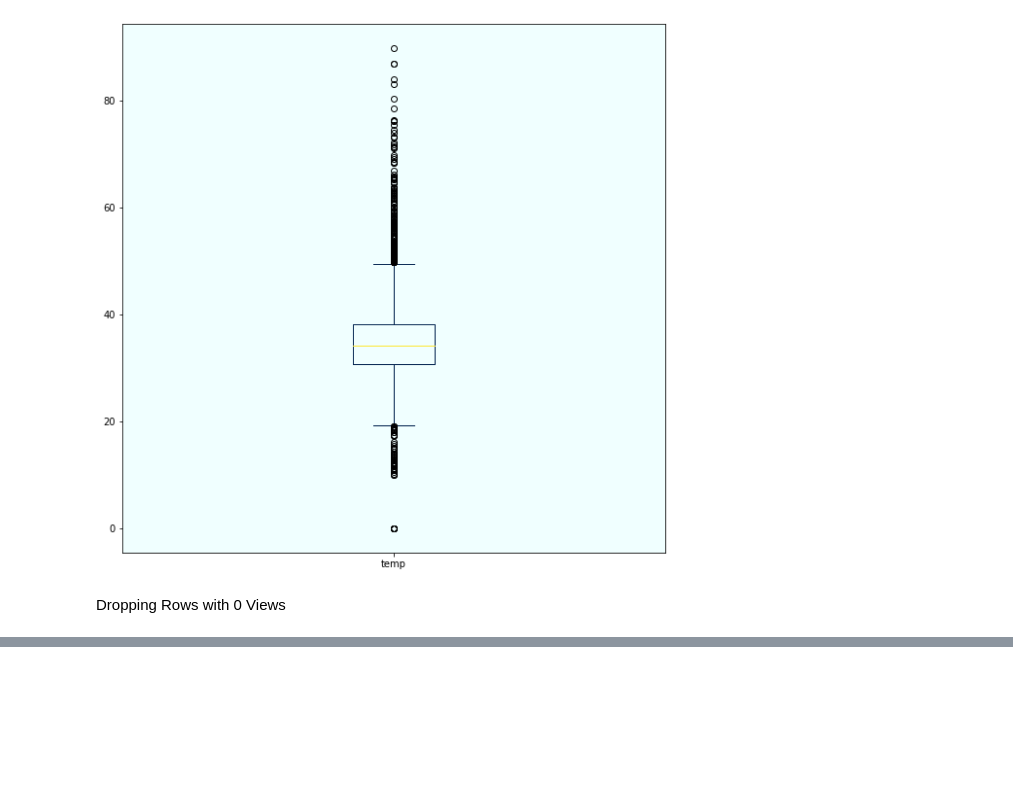
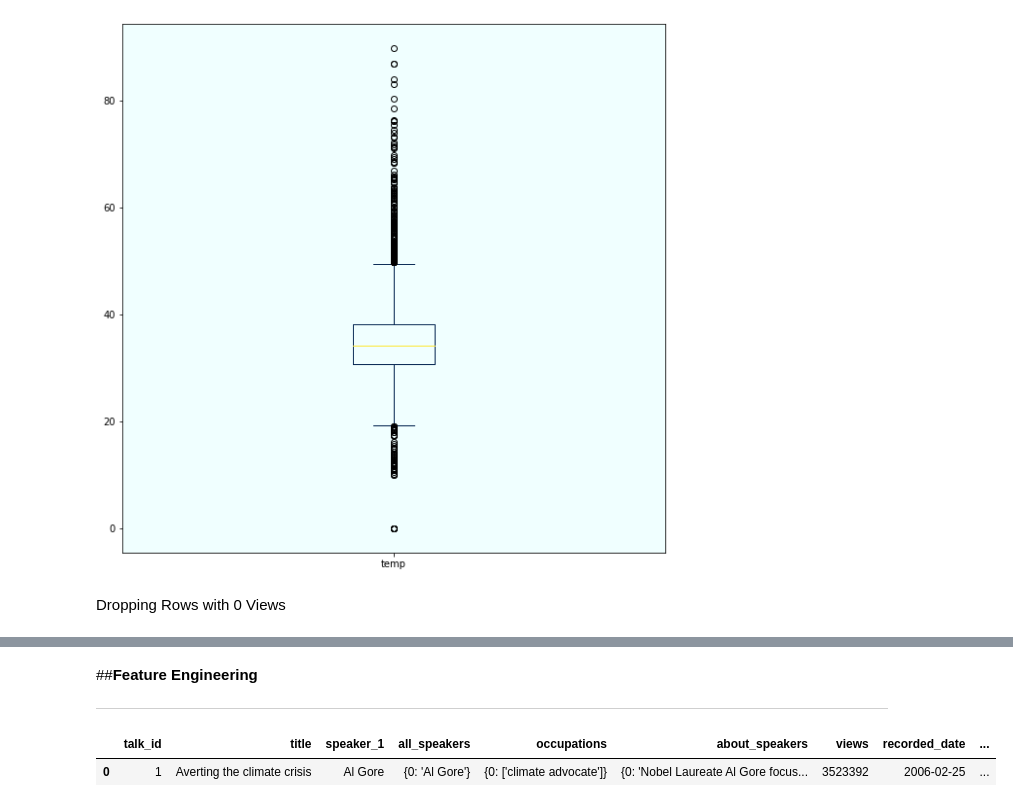
Before and after one commit to Jayesh-Panchal/Supervised-ML---Regression-Ted-Talks-VIew-Prediction-, a Jupyter notebook: Copy_of_Ted_Talk_Prediction.ipynb, the cells around one changed output, grey strips where cells are left out. Drawn from its saved outputs; the diff is of its cells as text; code cells hidden in the pictures; blank space fills up the shorter version.

```diff
--- a/Copy_of_Ted_Talk_Prediction.ipynb
+++ b/Copy_of_Ted_Talk_Prediction.ipynb
@@ -117,5 +117,9 @@ Ted_talks.plot(y = "temp", kind = "box", figsize = (10,10), colormap = "cividis"
 Ted_talks.drop(axis = 1, labels = ["temp"], inplace = True)
 # %% [output]
 [figure]
+# %%
+Ted_talks.drop(Ted_talks[Ted_talks['views'] <= 1000].index, inplace = True)
+# %%
+Ted_talks["all_speakers"].fillna(value = str({0:""}), axis = 0, inplace=True)
 # %% [markdown]
 Dropping Rows with 0 Views
@@ -134,2 +126,15 @@ Ted_talks[Ted_talks. <= 1000]
+# %%
+li = Ted_talks[Ted_talks["comments"]>1000].index
+Ted_talks.drop(labels = li, axis = 0, inplace = True)
+# %%
+Ted_talks["comments"].fillna(Ted_talks["comments"].median(), axis = 0, inplace = True)
 # %%
 Ted_talks.drop(Ted_talks[Ted_talks['views'] <= 1000].index, inplace = True)
+# %% [markdown]
+##**Feature Engineering**
+***
+# %%
+Ted_talks.head(1)
+# %% [output]
+|  | talk_id | title | speaker_1 | all_speakers | occupations | about_speakers | views | recorded_date | ... |
+| 0 | 1 | Averting the climate crisis | Al Gore | {0: 'Al Gore'} | {0: ['climate advocate']} | {0: 'Nobel Laureate Al Gore focus... | 3523392 | 2006-02-25 | ... |
```
Also changed, not shown: parts of 41 cells of this notebook.
